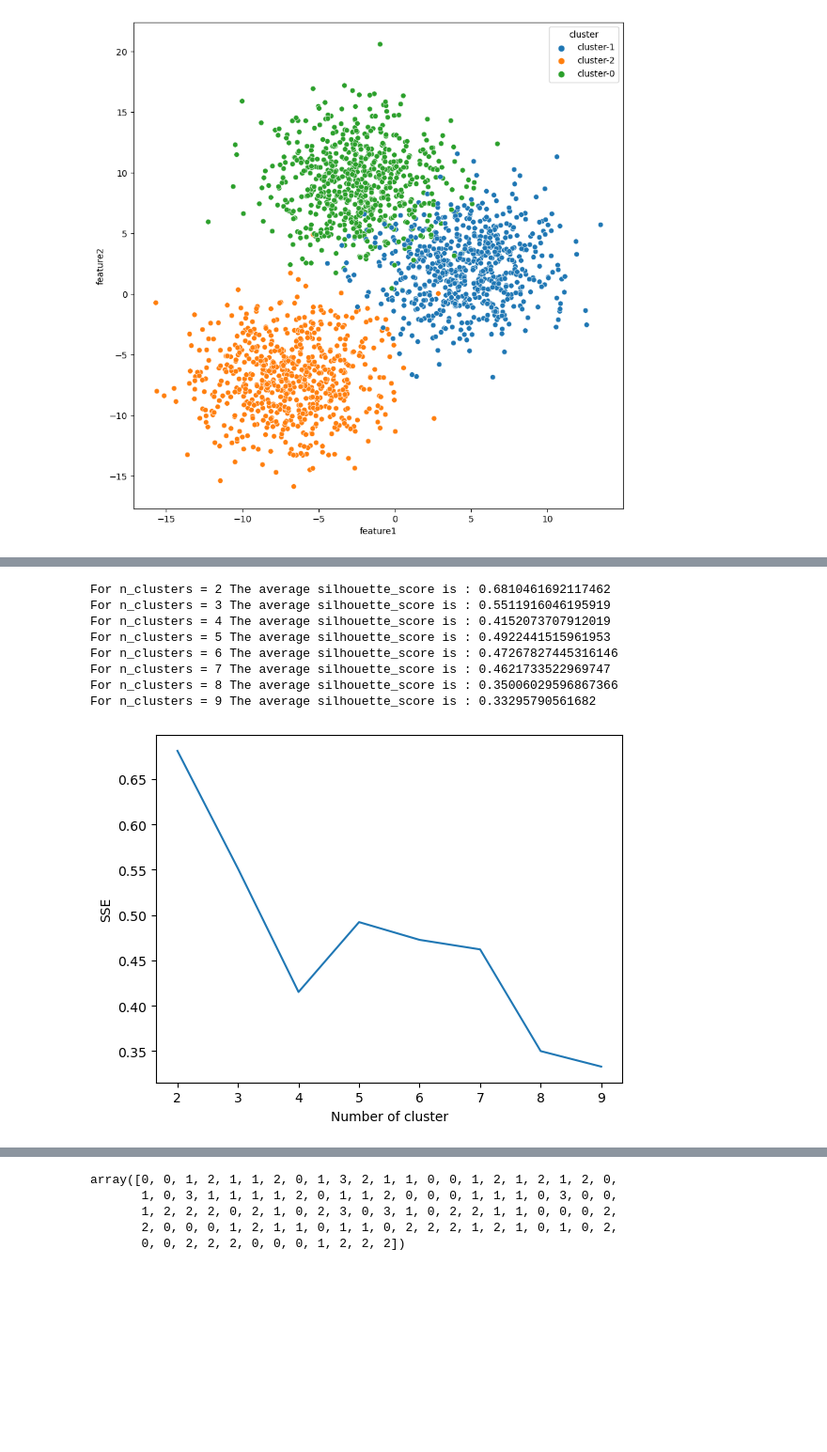
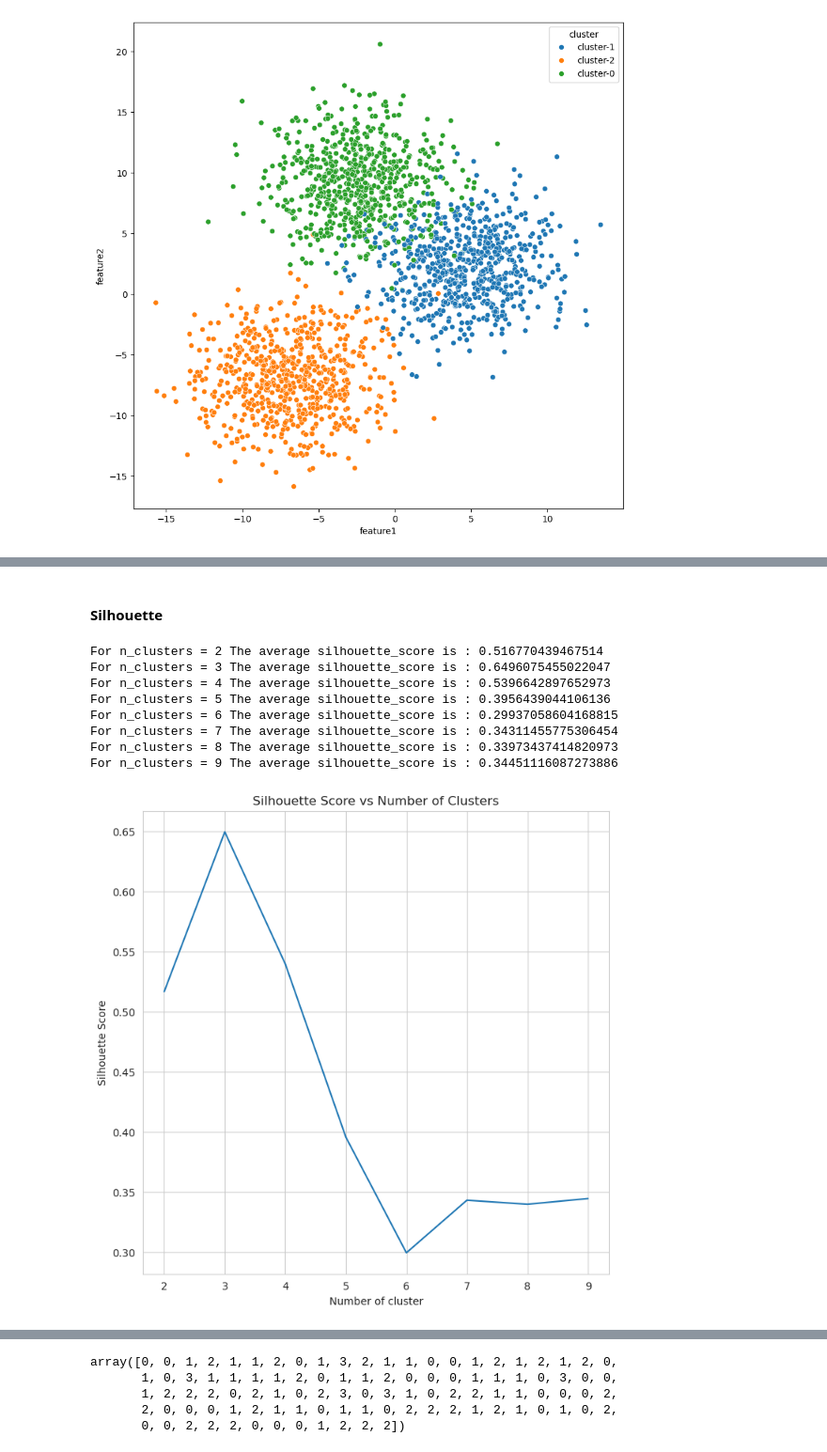
Before and after one commit to MillerQuintero2001/ARISA_Project_Data_Science, a Jupyter notebook: Class_#8/ARISA 8 - UNSUPERVISED.ipynb, the cells around one changed output, grey strips where cells are left out. Shown at 94% size. Drawn from its saved outputs; the diff is of its cells as text; code cells hidden in the pictures; blank space fills up the shorter version.

```diff
--- a/Class_#8/ARISA 8 - UNSUPERVISED.ipynb
+++ b/Class_#8/ARISA 8 - UNSUPERVISED.ipynb
@@ -54,18 +54,11 @@ from sklearn.cluster import KMeans
 from adspy_shared_utilities import plot_labelled_scatter
 from sklearn.preprocessing import MinMaxScaler
 
-#ES UNSUPERVISED YA NO HAY TRAINIG Y TESTING
-#PODEIS PROBAR PARA OTROS CLUSTERS
-
+# In unsupervised learning, we don't have labels for the data, there is no traning and no test set
 X, y = make_blobs(random_state = 10)
 
 X_normalized = MinMaxScaler().fit(X).transform(X)
-#CLUSTERING TAMBIEN SE PUEDE BENEFICIAR DE NORMALIZACION
 
-
-kmeans = KMeans(init='k-means++', n_clusters = 3, n_init=10)
+kmeans = KMeans(init='k-means++', n_clusters = 4, n_init=10, random_state=42)
 kmeans.fit(X_normalized)
-
-#PROBAR OTROS N_CLUSTER
-#PROBAR OTORS n_CLUSTER
 # %% [output]
@@ -300,37 +304,35 @@ print(silhouette_score(X, labels))
 0.6496075455022047
+# %% [markdown]
+#### Silhouette
 # %%
 sse = {}
 for k in range(2, 10):
     kmeans = KMeans(n_clusters=k,init='k-means++').fit(X)
 
     cluster_labels = kmeans.labels_
 
-    #print(data["clusters"])
-    #sse[k] = kmeans.inertia_ # Inertia: Sum of distances of samples to their closest cluster center
-
-
+    sse[k] = kmeans.inertia_ # Inertia: Sum of distances of samples to their closest cluster center
 
     silhouette_avg = silhouette_score(X, cluster_labels)
-    print(        "For n_clusters =", k,"The average silhouette_score is :", silhouette_avg)
+    print("For n_clusters =", k,"The average silhouette_score is :", silhouette_avg)
     sse[k]=silhouette_avg
 
-
-    #davies = davies_bouldin_score(X, cluster_labels)
-    #print(        "For n_clusters =", k,"The average davies_boulder is is :", davies)
-
+    # davies = davies_bouldin_score(X, cluster_labels)
+    # print("For n_clusters =", k,"The average davies_boulder is is :", davies)
 
 plt.figure()
 plt.plot(list(sse.keys()), list(sse.values()))
 plt.xlabel("Number of cluster")
-plt.ylabel("SSE")
+plt.ylabel("Silhouette Score")
+plt.title("Silhouette Score vs Number of Clusters")
 plt.show()
 # %% [output]
-For n_clusters = 2 The average silhouette_score is : 0.6810461692117462
-For n_clusters = 3 The average silhouette_score is : 0.5511916046195919
-For n_clusters = 4 The average silhouette_score is : 0.4152073707912019
-For n_clusters = 5 The average silhouette_score is : 0.4922441515961953
-For n_clusters = 6 The average silhouette_score is : 0.47267827445316146
-For n_clusters = 7 The average silhouette_score is : 0.4621733522969747
-For n_clusters = 8 The average silhouette_score is : 0.35006029596867366
-For n_clusters = 9 The average silhouette_score is : 0.33295790561682
+For n_clusters = 2 The average silhouette_score is : 0.516770439467514
+For n_clusters = 3 The average silhouette_score is : 0.6496075455022047
+For n_clusters = 4 The average silhouette_score is : 0.5396642897652973
+For n_clusters = 5 The average silhouette_score is : 0.3956439044106136
+For n_clusters = 6 The average silhouette_score is : 0.29937058604168815
+For n_clusters = 7 The average silhouette_score is : 0.34311455775306454
+For n_clusters = 8 The average silhouette_score is : 0.33973437414820973
+For n_clusters = 9 The average silhouette_score is : 0.34451116087273886
-[figure, old version]
+[figure, new version]
```
Also changed, not shown: parts of 61 cells of this notebook, 4 other files.
